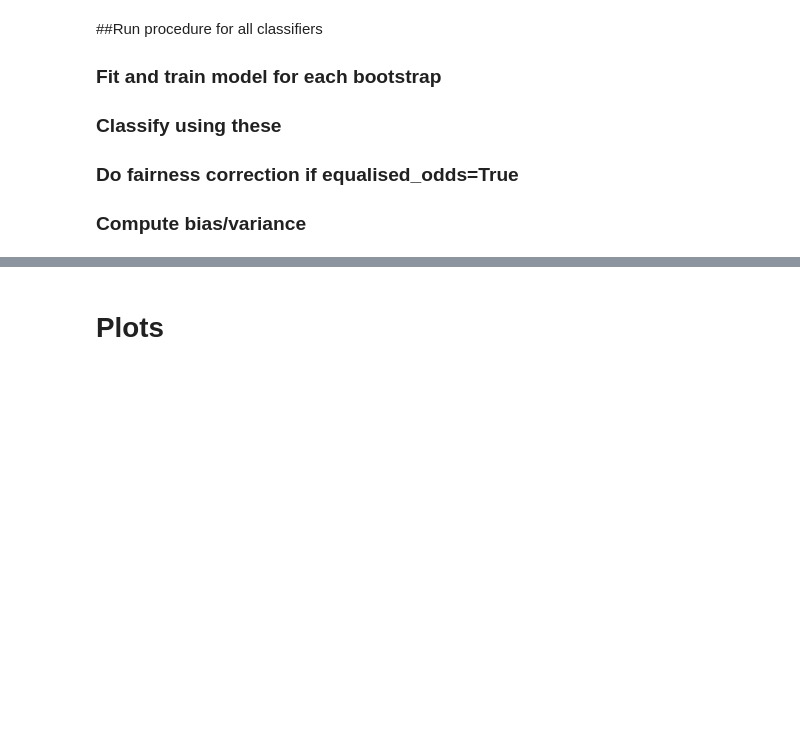
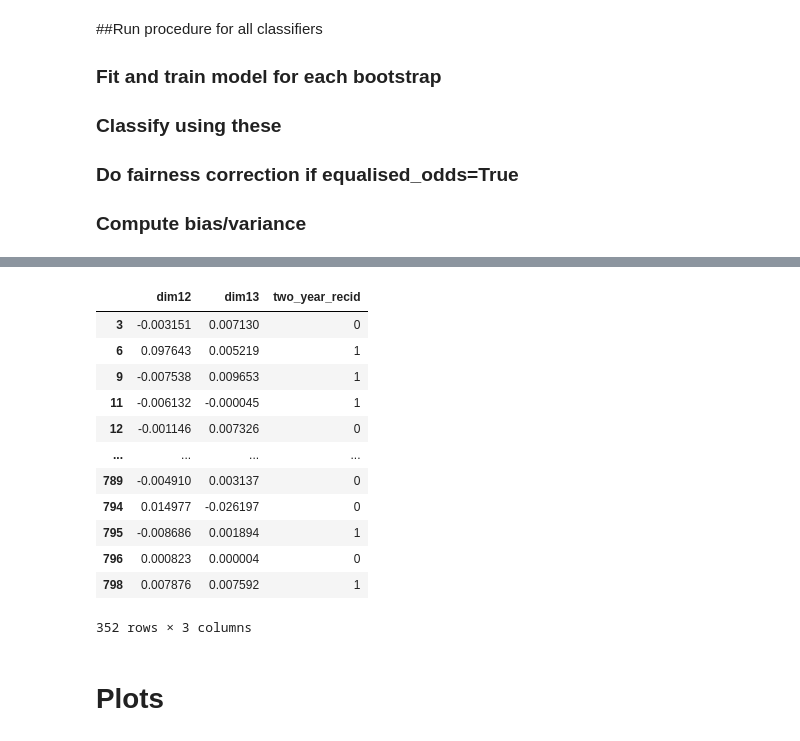
Before and after one commit to clairecoffey/project, a Jupyter notebook: claire_project.ipynb, the cells around one changed output, grey strips where cells are left out. Saved outputs shown, nothing was run; the diff lists cells and outputs as text; code cells hidden in the pictures; blank space fills up the shorter version.

```diff
--- a/claire_project.ipynb
+++ b/claire_project.ipynb
@@ -562,2 +595,18 @@ SVC(C=1000, break_ties=False, cache_size=200, class_weight=None, coef0=0.0,
+# %%
+misclassified_list_eq[1]
+# %% [output]
+|  | dim12 | dim13 | two_year_recid |
+| 3 | -0.003151 | 0.007130 | 0 |
+| 6 | 0.097643 | 0.005219 | 1 |
+| 9 | -0.007538 | 0.009653 | 1 |
+| 11 | -0.006132 | -0.000045 | 1 |
+| 12 | -0.001146 | 0.007326 | 0 |
+| ... | ... | ... | ... |
+| 789 | -0.004910 | 0.003137 | 0 |
+| 794 | 0.014977 | -0.026197 | 0 |
+| 795 | -0.008686 | 0.001894 | 1 |
+| 796 | 0.000823 | 0.000004 | 0 |
+| 798 | 0.007876 | 0.007592 | 1 |
+352 rows × 3 columns
 # %% [markdown]
 # Plots
```
Also changed, not shown: parts of 16 cells of this notebook.
